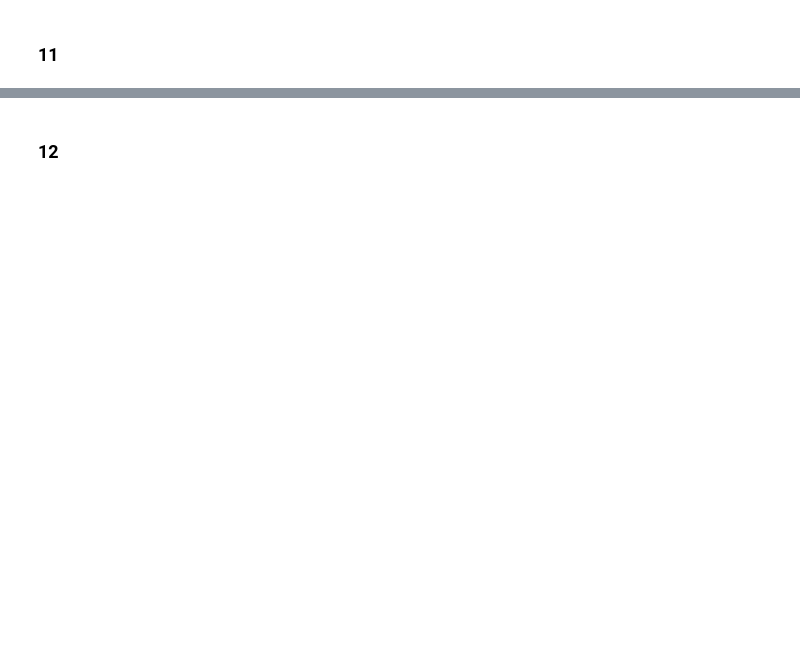
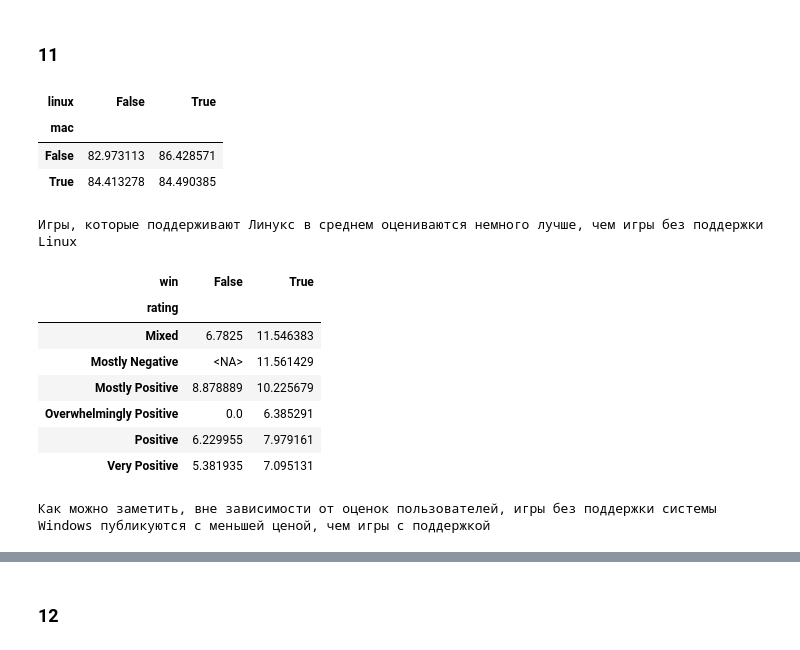
Before and after one commit to AKSUMRUS/DataAnalizeCSHSE2023, a Jupyter notebook: Games.ipynb, the cells around one changed output, grey strips where cells are left out. Saved outputs shown, nothing was run; the diff lists cells and outputs as text; code cells hidden in the pictures; blank space fills up the shorter version.

```diff
--- a/Games.ipynb
+++ b/Games.ipynb
@@ -382,0 +394,26 @@ print('Чем младше игра, тем больше она в средне
+# %%
+df.pivot_table('positive_ratio', index='mac', columns='linux')
+# %% [output]
+| linux | False | True |
+| mac |  |  |
+| False | 82.973113 | 86.428571 |
+| True | 84.413278 | 84.490385 |
+# %%
+print("Игры, которые поддерживают Линукс в среднем оцениваются немного лучше, чем игры без поддержки Linux")
+# %% [output]
+Игры, которые поддерживают Линукс в среднем оцениваются немного лучше, чем игры без поддержки Linux
+# %%
+df.pivot_table('price_final', index='rating', columns='win')
+# %% [output]
+| win | False | True |
+| rating |  |  |
+| Mixed | 6.7825 | 11.546383 |
+| Mostly Negative | <NA> | 11.561429 |
+| Mostly Positive | 8.878889 | 10.225679 |
+| Overwhelmingly Positive | 0.0 | 6.385291 |
+| Positive | 6.229955 | 7.979161 |
+| Very Positive | 5.381935 | 7.095131 |
+# %%
+print("Как можно заметить, вне зависимости от оценок пользователей, игры без поддержки системы Windows публикуются с меньшей ценой, чем игры с поддержкой ")
+# %% [output]
+Как можно заметить, вне зависимости от оценок пользователей, игры без поддержки системы Windows публикуются с меньшей ценой, чем игры с поддержкой
```
Also changed, not shown: parts of 31 cells of this notebook.
